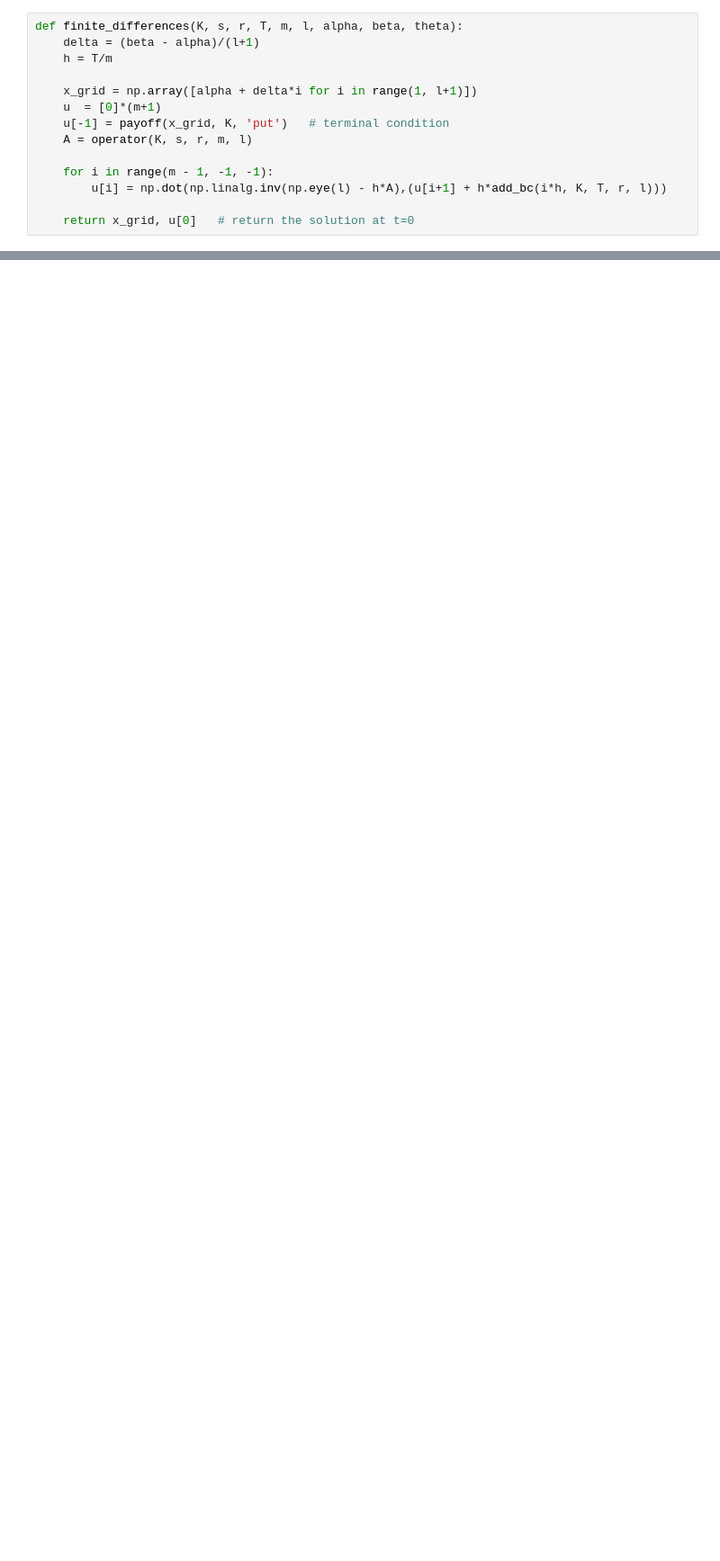
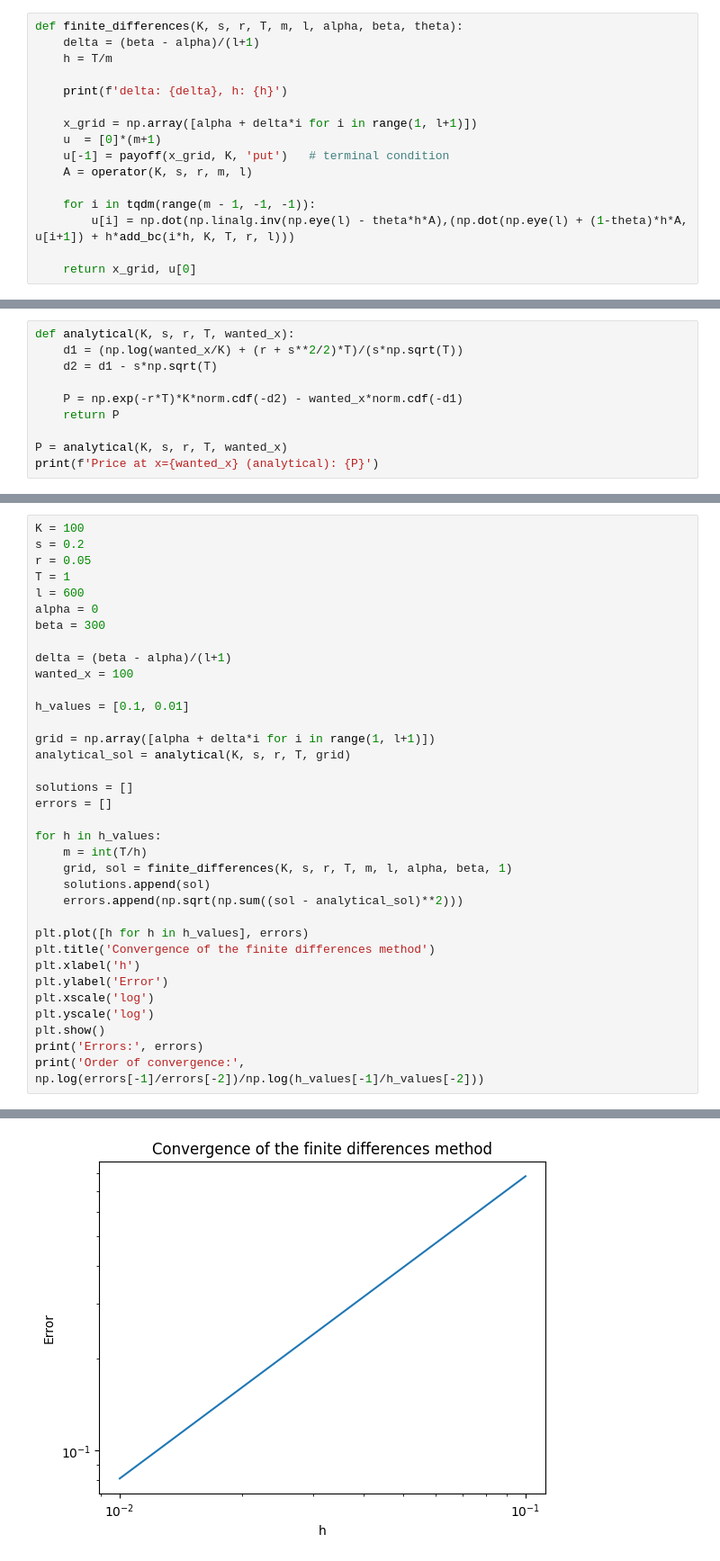
Before and after one commit to pachyvictor/mc_options_project, a Jupyter notebook: finitedifferences.ipynb, the cells around one changed output, grey strips where cells are left out. Shown: that part at 90% size. Cells and saved outputs as stored; diff of their text form; blank space fills up the shorter version.

Commit message:
order of cv for finite diff

```diff
--- a/finitedifferences.ipynb
+++ b/finitedifferences.ipynb
@@ -22,13 +24,15 @@ def payoff(x, K, put_or_call='call'):
 def finite_differences(K, s, r, T, m, l, alpha, beta, theta):
     delta = (beta - alpha)/(l+1)
     h = T/m
+
+    print(f'delta: {delta}, h: {h}')
 
     x_grid = np.array([alpha + delta*i for i in range(1, l+1)])
     u  = [0]*(m+1)
     u[-1] = payoff(x_grid, K, 'put')   # terminal condition
     A = operator(K, s, r, m, l)
 
-    for i in range(m - 1, -1, -1):
-        u[i] = np.dot(np.linalg.inv(np.eye(l) - h*A),(u[i+1] + h*add_bc(i*h, K, T, r, l)))
+    for i in tqdm(range(m - 1, -1, -1)):
+        u[i] = np.dot(np.linalg.inv(np.eye(l) - theta*h*A),(np.dot(np.eye(l) + (1-theta)*h*A, u[i+1]) + h*add_bc(i*h, K, T, r, l)))
 
-    return x_grid, u[0]   # return the solution at t=0
+    return x_grid, u[0]
@@ -51,0 +65,10 @@ plt.plot(*sol)
+# %%
+def analytical(K, s, r, T, wanted_x):
+    d1 = (np.log(wanted_x/K) + (r + s**2/2)*T)/(s*np.sqrt(T))
+    d2 = d1 - s*np.sqrt(T)
+
+    P = np.exp(-r*T)*K*norm.cdf(-d2) - wanted_x*norm.cdf(-d1)
+    return P
+
+P = analytical(K, s, r, T, wanted_x)
+print(f'Price at x={wanted_x} (analytical): {P}')
@@ -51,0 +79,36 @@ plt.plot(*sol)
+# %%
+K = 100
+s = 0.2
+r = 0.05
+T = 1
+l = 600
+alpha = 0
+beta = 300
+
+delta = (beta - alpha)/(l+1)
+wanted_x = 100
+
+h_values = [0.1, 0.01]
+
+grid = np.array([alpha + delta*i for i in range(1, l+1)])
+analytical_sol = analytical(K, s, r, T, grid)
+
+solutions = []
+errors = []
+
+for h in h_values:
+    m = int(T/h)
+    grid, sol = finite_differences(K, s, r, T, m, l, alpha, beta, 1)
+    solutions.append(sol)
+    errors.append(np.sqrt(np.sum((sol - analytical_sol)**2)))
+
+plt.plot([h for h in h_values], errors)
+plt.title('Convergence of the finite differences method')
+plt.xlabel('h')
+plt.ylabel('Error')
+plt.xscale('log')
+plt.yscale('log')
+plt.show()
+print('Errors:', errors)
+print('Order of convergence:', np.log(errors[-1]/errors[-2])/np.log(h_values[-1]/h_values[-2]))
+# %% [output]
@@ -51,0 +117 @@ plt.plot(*sol)
+[figure, added]
```
Also changed, not shown: parts of 10 cells of this notebook.
